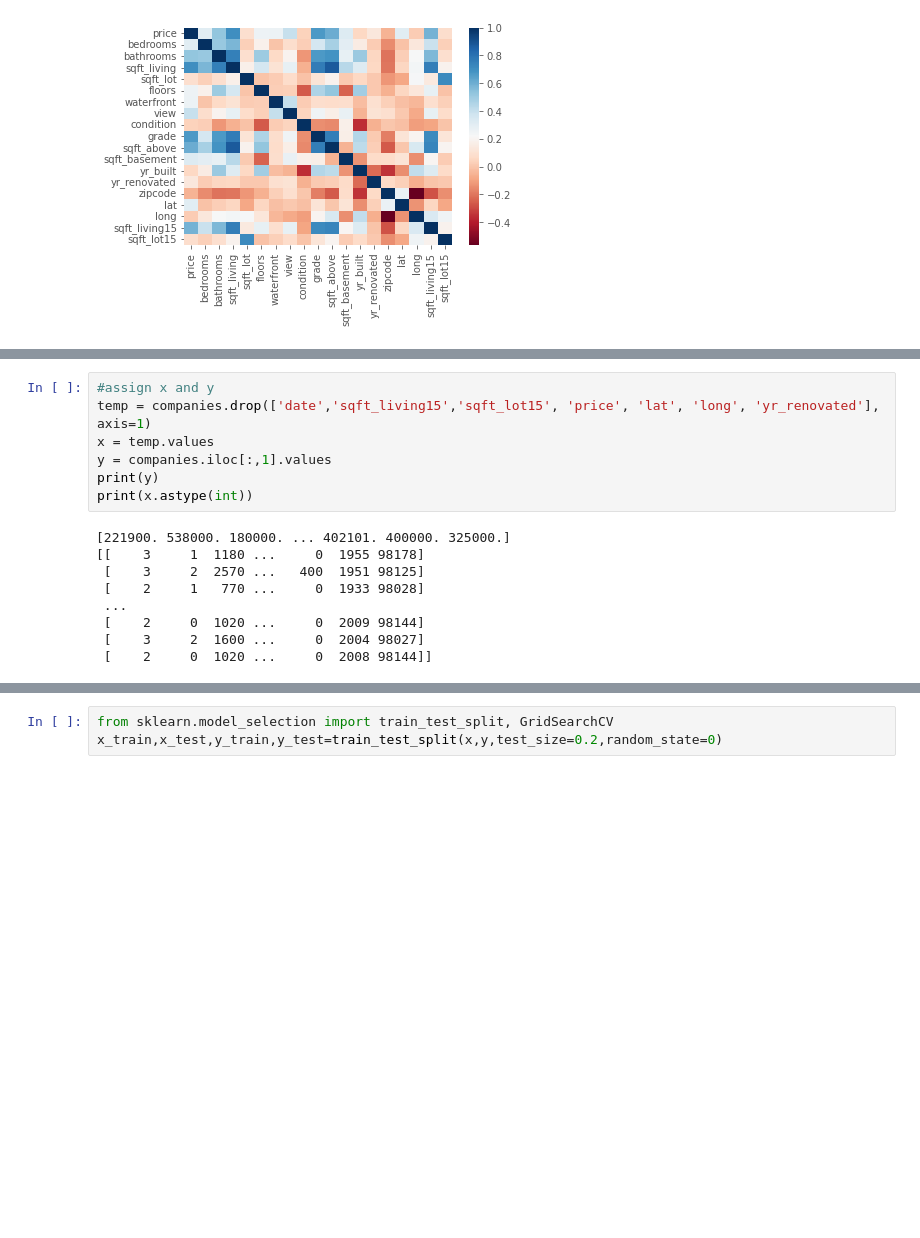
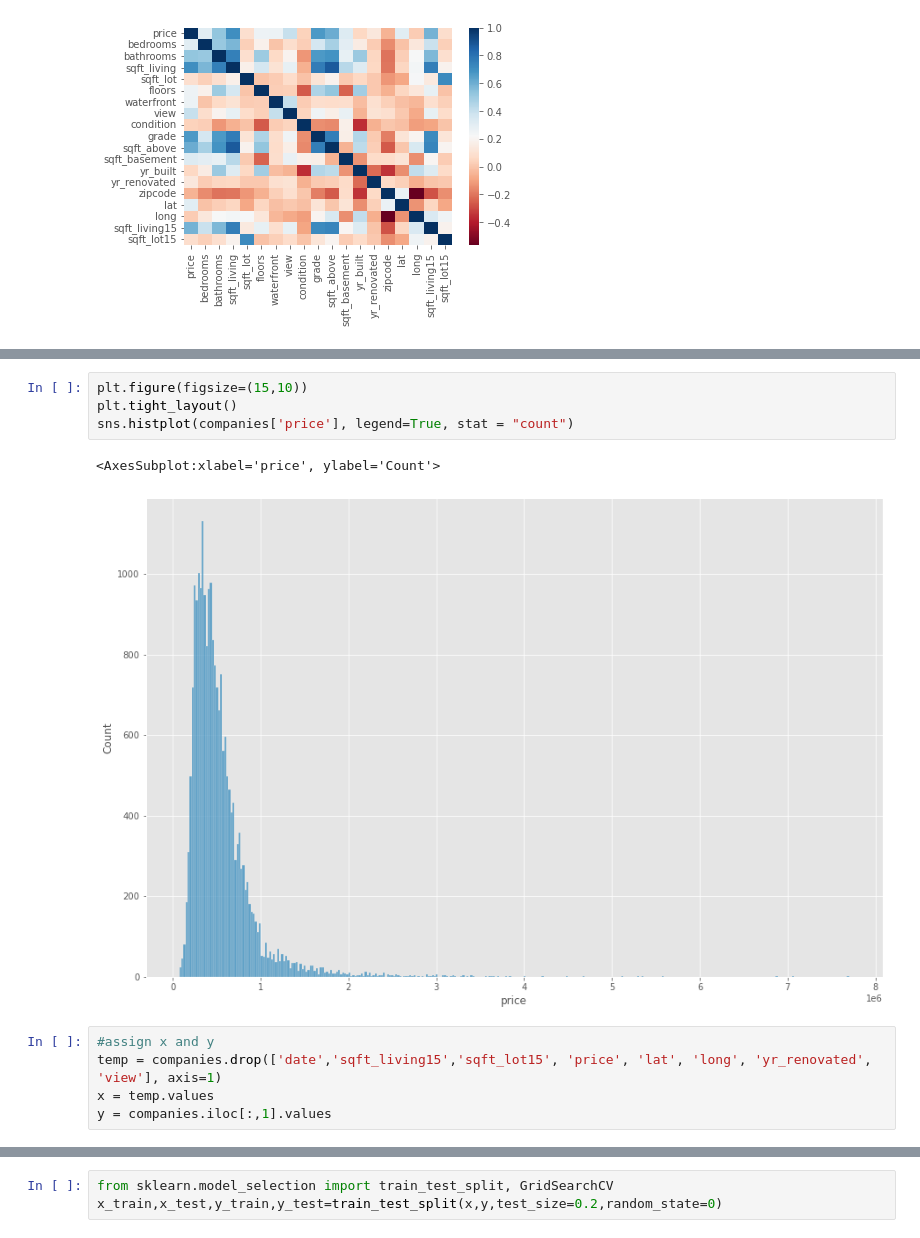
Before and after one commit to lrdkelvin/CapStone, a Jupyter notebook: Untitled.ipynb, the cells around one changed output, grey strips where cells are left out. Saved outputs shown, nothing was run; the diff lists cells and outputs as text; blank space fills up the shorter version.

```diff
--- a/Untitled.ipynb
+++ b/Untitled.ipynb
@@ -45,17 +87,13 @@ sns.heatmap(companies.corr(), cmap='RdBu')
+# %%
+plt.figure(figsize=(15,10))
+plt.tight_layout()
+sns.histplot(companies['price'], legend=True, stat = "count")
+# %% [output]
+<AxesSubplot:xlabel='price', ylabel='Count'>
+[figure, added]
 # %%
 #assign x and y
-temp = companies.drop(['date','sqft_living15','sqft_lot15', 'price', 'lat', 'long', 'yr_renovated'], axis=1)
+temp = companies.drop(['date','sqft_living15','sqft_lot15', 'price', 'lat', 'long', 'yr_renovated', 'view'], axis=1)
 x = temp.values
 y = companies.iloc[:,1].values
-print(y)
-print(x.astype(int))
-# %% [output]
-[221900. 538000. 180000. ... 402101. 400000. 325000.]
-[[    3     1  1180 ...     0  1955 98178]
- [    3     2  2570 ...   400  1951 98125]
- [    2     1   770 ...     0  1933 98028]
- ...
- [    2     0  1020 ...     0  2009 98144]
- [    3     2  1600 ...     0  2004 98027]
- [    2     0  1020 ...     0  2008 98144]]
 # %%
```
Also changed, not shown: parts of 42 cells of this notebook, 1 other file.
